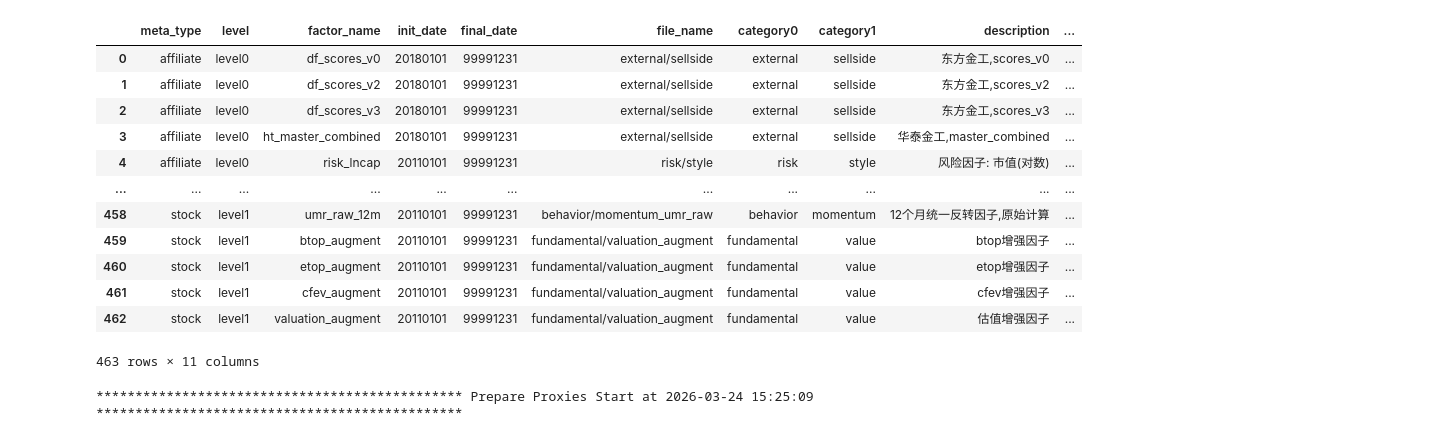
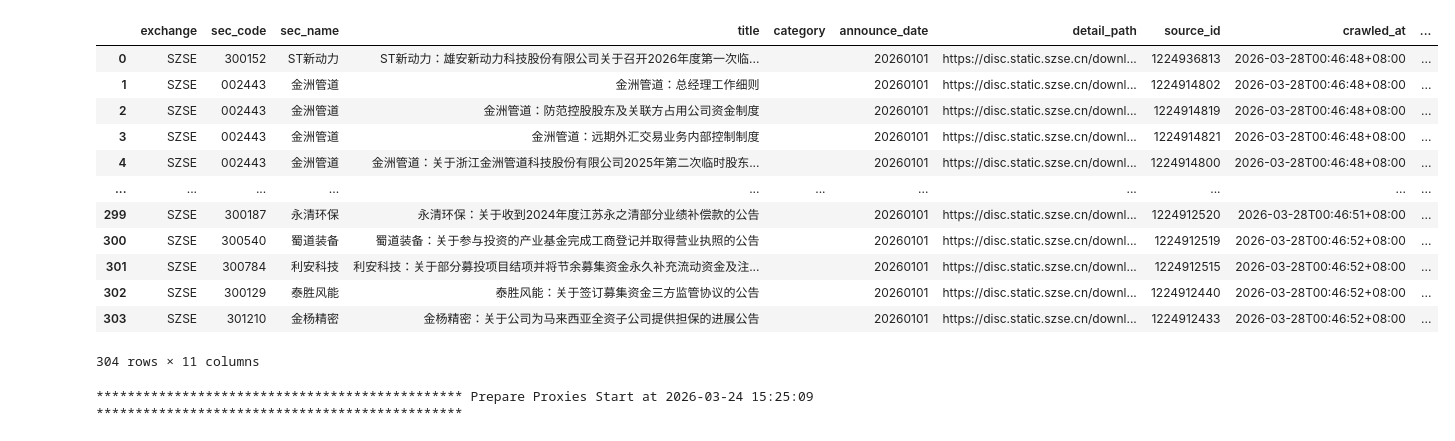
Before and after one commit to mengkjin/learndl, a Jupyter notebook: main.ipynb, the cells around one changed output. Drawn from its saved outputs; the diff is of its cells as text; code cells hidden in the pictures.

```diff
--- a/main.ipynb
+++ b/main.ipynb
@@ -78,19 +1,39 @@ hier = StockFactorHierarchy()
-# %%
-hier.factor_df()
-# %% [output]
-|  | meta_type | level | factor_name | init_date | final_date | file_name | category0 | category1 | description | ... |
-| 0 | affiliate | level0 | df_scores_v0 | 20180101 | 99991231 | external/sellside | external | sellside | 东方金工,scores_v0 | ... |
-| 1 | affiliate | level0 | df_scores_v2 | 20180101 | 99991231 | external/sellside | external | sellside | 东方金工,scores_v2 | ... |
-| 2 | affiliate | level0 | df_scores_v3 | 20180101 | 99991231 | external/sellside | external | sellside | 东方金工,scores_v3 | ... |
-| 3 | affiliate | level0 | ht_master_combined | 20180101 | 99991231 | external/sellside | external | sellside | 华泰金工,master_combined | ... |
-| 4 | affiliate | level0 | risk_lncap | 20110101 | 99991231 | risk/style | risk | style | 风险因子: 市值(对数) | ... |
-| ... | ... | ... | ... | ... | ... | ... | ... | ... | ... | ... |
-| 458 | stock | level1 | umr_raw_12m | 20110101 | 99991231 | behavior/momentum_umr_raw | behavior | momentum | 12个月统一反转因子,原始计算 | ... |
-| 459 | stock | level1 | btop_augment | 20110101 | 99991231 | fundamental/valuation_augment | fundamental | value | btop增强因子 | ... |
-| 460 | stock | level1 | etop_augment | 20110101 | 99991231 | fundamental/valuation_augment | fundamental | value | etop增强因子 | ... |
-| 461 | stock | level1 | cfev_augment | 20110101 | 99991231 | fundamental/valuation_augment | fundamental | value | cfev增强因子 | ... |
-| 462 | stock | level1 | valuation_augment | 20110101 | 99991231 | fundamental/valuation_augment | fundamental | value | 估值增强因子 | ... |
-463 rows × 11 columns
+# %%
+from src.proj import DB
+import pandas as pd
+
+for ex in ['bse' , 'sse' , 'szse']:
+    paths = DB.paths('crawler' , f'announcement_{ex}')
+    for path in paths:
+        df = pd.read_feather(path)
+        if df.empty:
+            df = df.drop(columns = ['ts_code'] , errors = 'ignore')
+            df['secid'] = df['secid'].astype(int)
+        elif 'ts_code' in df.columns:
+            df['sec_code'] = df['ts_code']
+            df['secid'] = df['ts_code'].str.slice(0,6).astype(int)
+            df = df.drop(columns = ['ts_code'])
+        elif 'secid' in df.columns and df['secid'].dtype != int:
+            df['sec_code'] = df['secid']
+            df['secid'] = df['secid'].str.slice(0,6).astype(int)
+        else:
+            continue
+        break
+df
+# %% [output]
+|  | exchange | sec_code | sec_name | title | category | announce_date | detail_path | source_id | crawled_at | ... |
+| 0 | SZSE | 300152 | ST新动力 | ST新动力：雄安新动力科技股份有限公司关于召开2026年度第一次临... |  | 20260101 | https://disc.static.szse.cn/downl... | 1224936813 | 2026-03-28T00:46:48+08:00 | ... |
+| 1 | SZSE | 002443 | 金洲管道 | 金洲管道：总经理工作细则 |  | 20260101 | https://disc.static.szse.cn/downl... | 1224914802 | 2026-03-28T00:46:48+08:00 | ... |
+| 2 | SZSE | 002443 | 金洲管道 | 金洲管道：防范控股股东及关联方占用公司资金制度 |  | 20260101 | https://disc.static.szse.cn/downl... | 1224914819 | 2026-03-28T00:46:48+08:00 | ... |
+| 3 | SZSE | 002443 | 金洲管道 | 金洲管道：远期外汇交易业务内部控制制度 |  | 20260101 | https://disc.static.szse.cn/downl... | 1224914821 | 2026-03-28T00:46:48+08:00 | ... |
+| 4 | SZSE | 002443 | 金洲管道 | 金洲管道：关于浙江金洲管道科技股份有限公司2025年第二次临时股东... |  | 20260101 | https://disc.static.szse.cn/downl... | 1224914800 | 2026-03-28T00:46:48+08:00 | ... |
+| ... | ... | ... | ... | ... | ... | ... | ... | ... | ... | ... |
+| 299 | SZSE | 300187 | 永清环保 | 永清环保：关于收到2024年度江苏永之清部分业绩补偿款的公告 |  | 20260101 | https://disc.static.szse.cn/downl... | 1224912520 | 2026-03-28T00:46:51+08:00 | ... |
+| 300 | SZSE | 300540 | 蜀道装备 | 蜀道装备：关于参与投资的产业基金完成工商登记并取得营业执照的公告 |  | 20260101 | https://disc.static.szse.cn/downl... | 1224912519 | 2026-03-28T00:46:52+08:00 | ... |
+| 301 | SZSE | 300784 | 利安科技 | 利安科技：关于部分募投项目结项并将节余募集资金永久补充流动资金及注... |  | 20260101 | https://disc.static.szse.cn/downl... | 1224912515 | 2026-03-28T00:46:52+08:00 | ... |
+| 302 | SZSE | 300129 | 泰胜风能 | 泰胜风能：关于签订募集资金三方监管协议的公告 |  | 20260101 | https://disc.static.szse.cn/downl... | 1224912440 | 2026-03-28T00:46:52+08:00 | ... |
+| 303 | SZSE | 301210 | 金杨精密 | 金杨精密：关于公司为马来西亚全资子公司提供担保的进展公告 |  | 20260101 | https://disc.static.szse.cn/downl... | 1224912433 | 2026-03-28T00:46:52+08:00 | ... |
+304 rows × 11 columns
 # %%
 from src.data.crawler.announcement.agent import AnnouncementAgent
 AnnouncementAgent.prepare_proxies()
```
Also changed, not shown: parts of 13 cells of this notebook, 56 other files.
